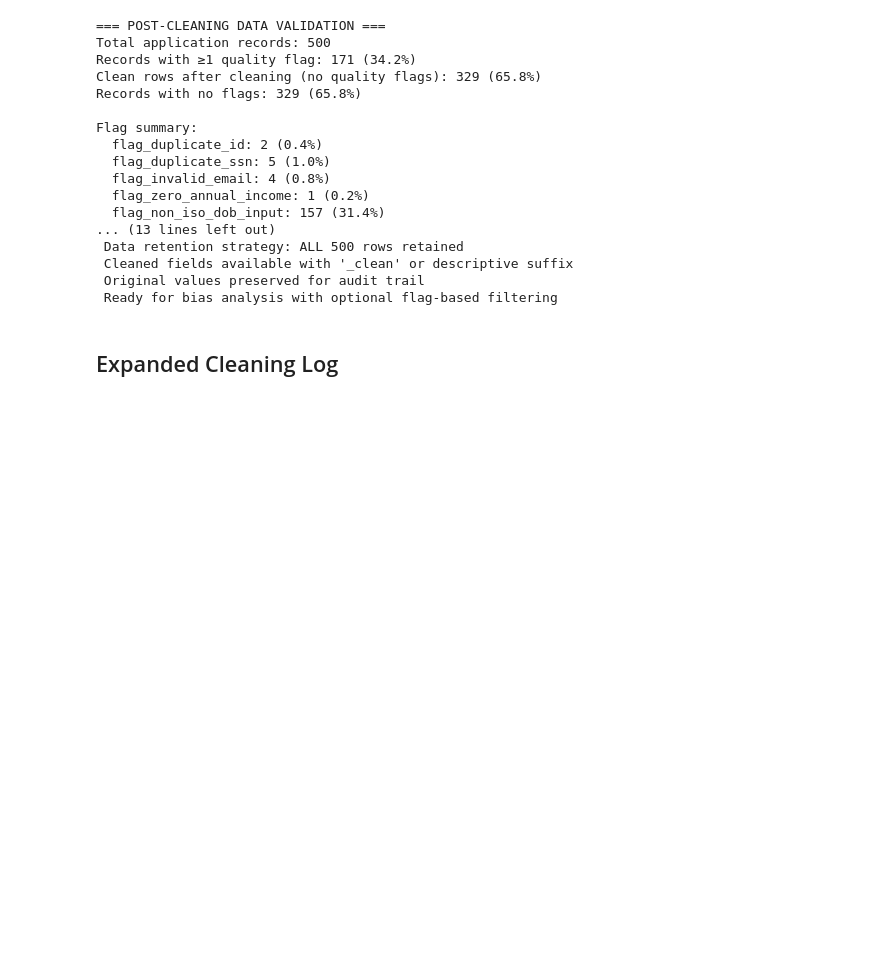
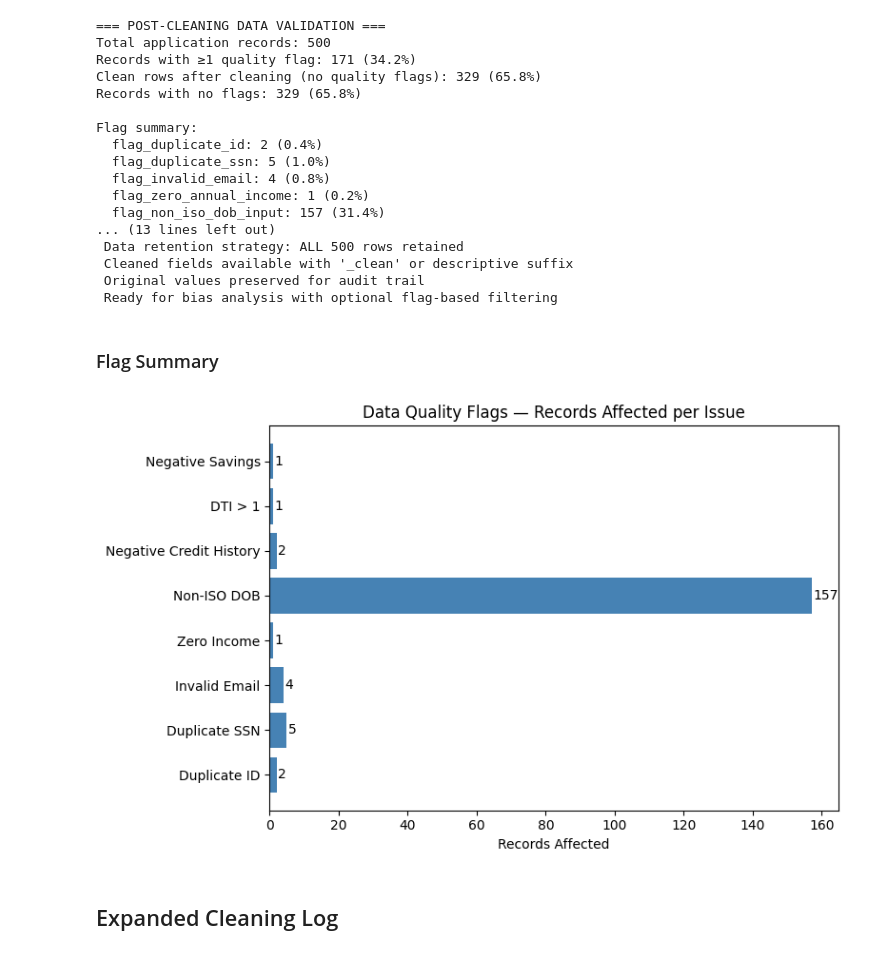
Before and after one commit to selin71414/dego-project-team9, a Jupyter notebook: notebooks/01-data-quality.ipynb, the cells around one changed output. Cells and saved outputs as stored; diff of their text form; code cells hidden in the pictures; blank space fills up the shorter version.

```diff
--- a/notebooks/01-data-quality.ipynb
+++ b/notebooks/01-data-quality.ipynb
@@ -459,6 +552,30 @@ Flag summary:
  Cleaned fields available with '_clean' or descriptive suffix
  Original values preserved for audit trail
  Ready for bias analysis with optional flag-based filtering
+# %% [markdown]
+### Flag Summary
+# %%
+flag_data = {
+    "Duplicate ID": 2,
+    "Duplicate SSN": 5,
+    "Invalid Email": 4,
+    "Zero Income": 1,
+    "Non-ISO DOB": 157,
+    "Negative Credit History": 2,
+    "DTI > 1": 1,
+    "Negative Savings": 1,
+}
+
+fig, ax = plt.subplots(figsize=(8, 5))
+ax.barh(list(flag_data.keys()), list(flag_data.values()), color="steelblue")
+ax.set_xlabel("Records Affected")
+ax.set_title("Data Quality Flags — Records Affected per Issue")
+for i, v in enumerate(flag_data.values()):
+    ax.text(v + 0.5, i, str(v), va="center")
+plt.tight_layout()
+plt.show()
+# %% [output]
+[figure, added]
 # %% [markdown]
 ## Expanded Cleaning Log
 # %%
```
Also changed, not shown: parts of 12 cells of this notebook, 1 other file.
